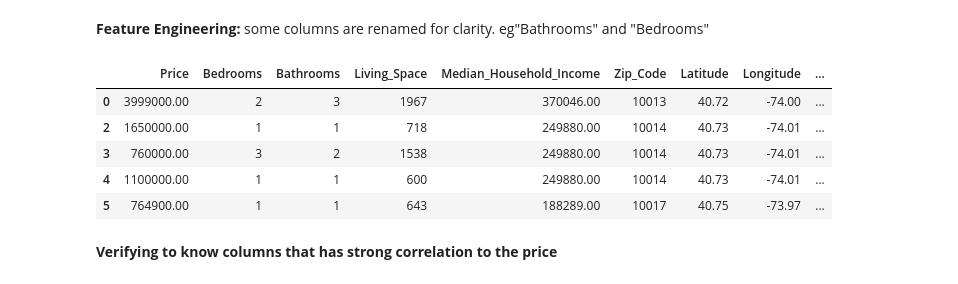
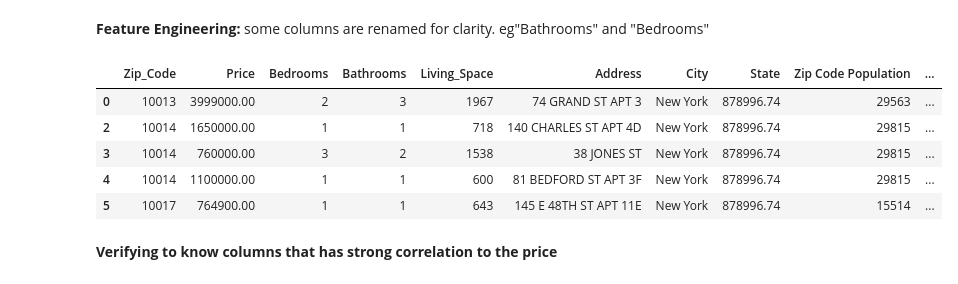
Before and after one commit to Love1117/Machine_learning-Projects, a Jupyter notebook: Machine_Learning Project/01_Supervised- Machine Learning/01_Linear_Regression/House_price_prediction/House_price_prediction1.ipynb, the cells around one changed output. Saved outputs shown, nothing was run; the diff lists cells and outputs as text; code cells hidden in the pictures.

```diff
--- a/Machine_Learning Project/01_Supervised- Machine Learning/01_Linear_Regression/House_price_prediction/House_price_prediction1.ipynb
+++ b/Machine_Learning Project/01_Supervised- Machine Learning/01_Linear_Regression/House_price_prediction/House_price_prediction1.ipynb
@@ -59,20 +59,28 @@ Duplicate_Values: 962
 # %%
 df = df.rename(columns={"Beds":"Bedrooms", "Baths":"Bathrooms","Zip Code":"Zip_Code","Living Space":"Living_Space","Median Household Income":"Median_Household_Income"})
 
 #Joining features to have meaning
 df["Address and City"] = df["Address"].str.title()+", "+ df["City"]
 
 # using target Encoding to convert my text columns to numeric
 encode_address = df.groupby("Address and City")["Price"].mean().to_dict()
 encode_State = df.groupby("State")["Price"].mean().to_dict()
 encode_county = df.groupby("County")["Price"].mean().to_dict()
 
-df["Address_And_City_TargetEncode"] = df["Address and City"].map(encode_address)
-df["State_TargetEncode"] = df["State"].map(encode_State)
-df["County_TargetEncode"] = df["County"].map(encode_county)
+df["Address_And_City"] = df["Address and City"].map(encode_address)
+df["State"] = df["State"].map(encode_State)
+df["County"] = df["County"].map(encode_county)
+df.head()
+# %% [output]
+|  | Zip_Code | Price | Bedrooms | Bathrooms | Living_Space | Address | City | State | Zip Code Population | ... |
+| 0 | 10013 | 3999000.00 | 2 | 3 | 1967 | 74 GRAND ST APT 3 | New York | 878996.74 | 29563 | ... |
+| 2 | 10014 | 1650000.00 | 1 | 1 | 718 | 140 CHARLES ST APT 4D | New York | 878996.74 | 29815 | ... |
+| 3 | 10014 | 760000.00 | 3 | 2 | 1538 | 38 JONES ST | New York | 878996.74 | 29815 | ... |
+| 4 | 10014 | 1100000.00 | 1 | 1 | 600 | 81 BEDFORD ST APT 3F | New York | 878996.74 | 29815 | ... |
+| 5 | 10017 | 764900.00 | 1 | 1 | 643 | 145 E 48TH ST APT 11E | New York | 878996.74 | 15514 | ... |
 # %%
 #Droping irrelevant or unused columns
-df = df.drop(columns=["Address","City","State","County","Address and City","Zip Code Density","Zip Code Population"])
+df = df.drop(columns=["Address","City","Address and City","Zip Code Density","Zip Code Population"])
 pd.set_option('display.float_format', lambda x: '%.2f' % x)
 columns = df.columns.to_list()
 columns.remove("Zip_Code")
@@ -81,16 +89,10 @@ columns.remove("Bedrooms")
 columns.remove("Bathrooms")
 columns.remove("Living_Space")
 columns.remove("Median_Household_Income")
-Rearrange_df = ["Price","Bedrooms","Bathrooms","Living_Space","Median_Household_Income","Zip_Code"] + columns
+columns.remove("State")
+columns.remove("County")
+Rearrange_df = ["Price","Bedrooms","Bathrooms","Living_Space","Median_Household_Income","Zip_Code"] + columns + ["State","County"]
 df = df[Rearrange_df]
-df.head()
-# %% [output]
-|  | Price | Bedrooms | Bathrooms | Living_Space | Median_Household_Income | Zip_Code | Latitude | Longitude | ... |
-| 0 | 3999000.00 | 2 | 3 | 1967 | 370046.00 | 10013 | 40.72 | -74.00 | ... |
-| 2 | 1650000.00 | 1 | 1 | 718 | 249880.00 | 10014 | 40.73 | -74.01 | ... |
-| 3 | 760000.00 | 3 | 2 | 1538 | 249880.00 | 10014 | 40.73 | -74.01 | ... |
-| 4 | 1100000.00 | 1 | 1 | 600 | 249880.00 | 10014 | 40.73 | -74.01 | ... |
-| 5 | 764900.00 | 1 | 1 | 643 | 188289.00 | 10017 | 40.75 | -73.97 | ... |
 # %% [markdown]
 **Verifying to know columns that has strong correlation to the price**
 # %%
```
Also changed, not shown: parts of 2 cells of this notebook.
